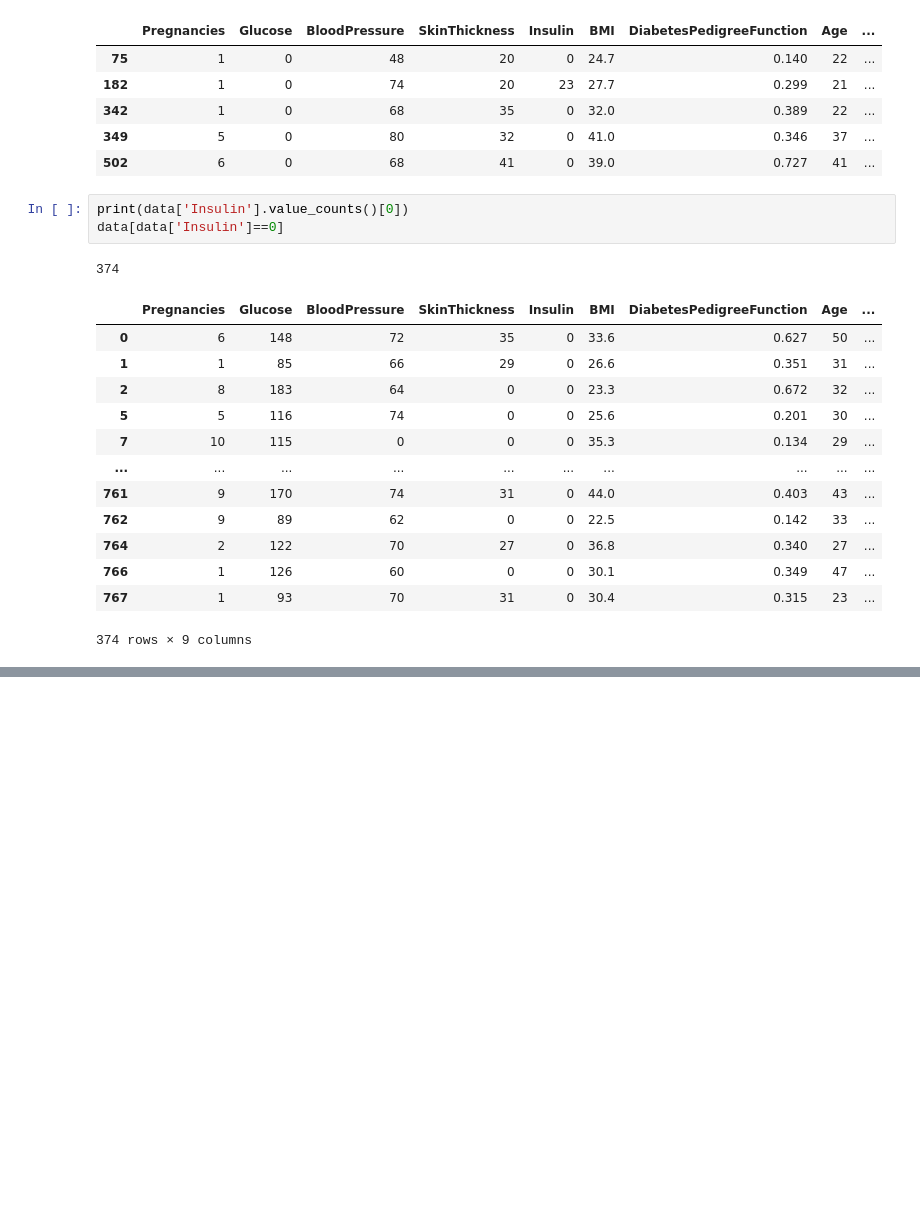
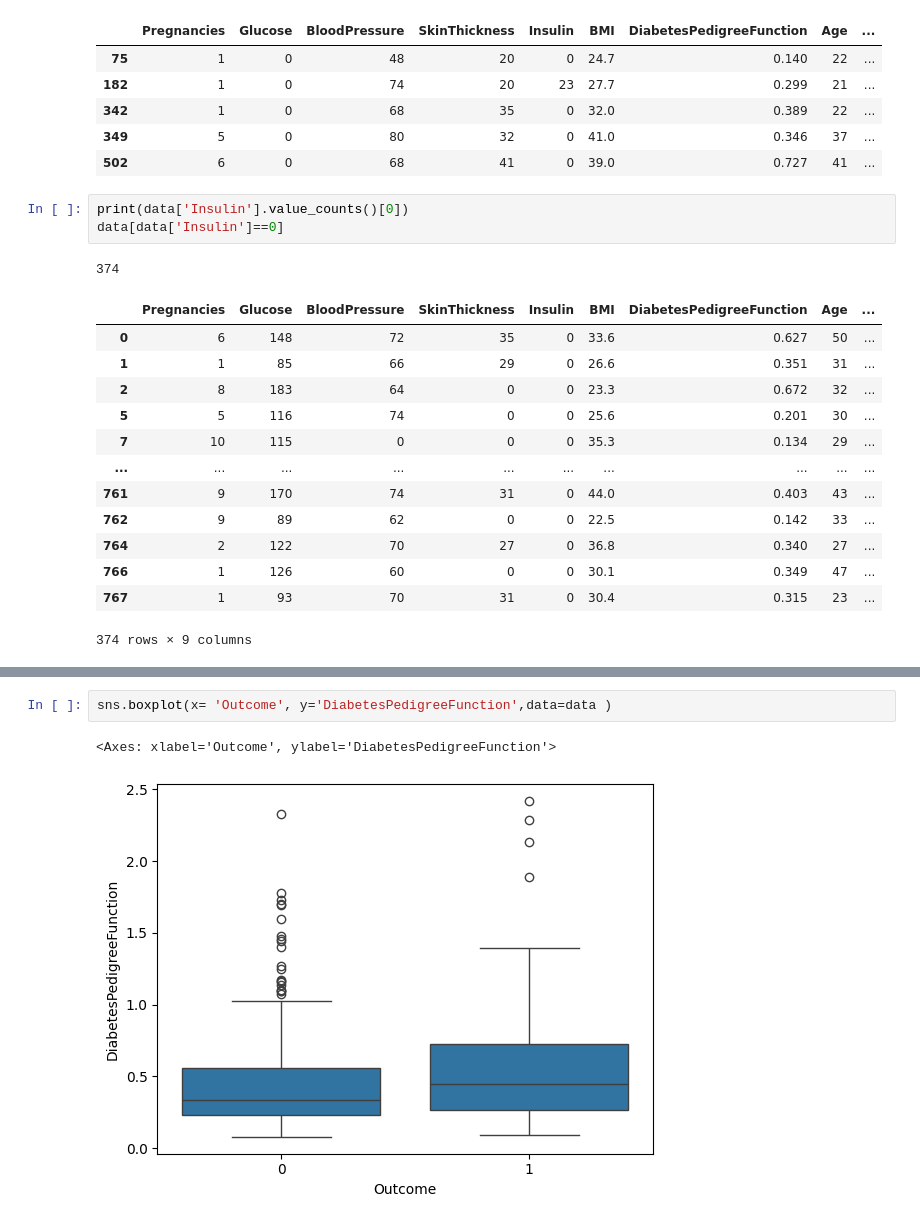
Before and after one commit to zefo38/diabetes_predict, a Jupyter notebook: Diabetes_Predict.ipynb, the cells around one changed output, grey strips where cells are left out. Saved outputs shown, nothing was run; the diff lists cells and outputs as text; blank space fills up the shorter version.

```diff
--- a/Diabetes_Predict.ipynb
+++ b/Diabetes_Predict.ipynb
@@ -116,0 +130,5 @@ data[data['Insulin']==0]
+# %%
+sns.boxplot(x= 'Outcome', y='DiabetesPedigreeFunction',data=data )
+# %% [output]
+<Axes: xlabel='Outcome', ylabel='DiabetesPedigreeFunction'>
+[figure, added]
```
Also changed, not shown: parts of 7 cells of this notebook.
